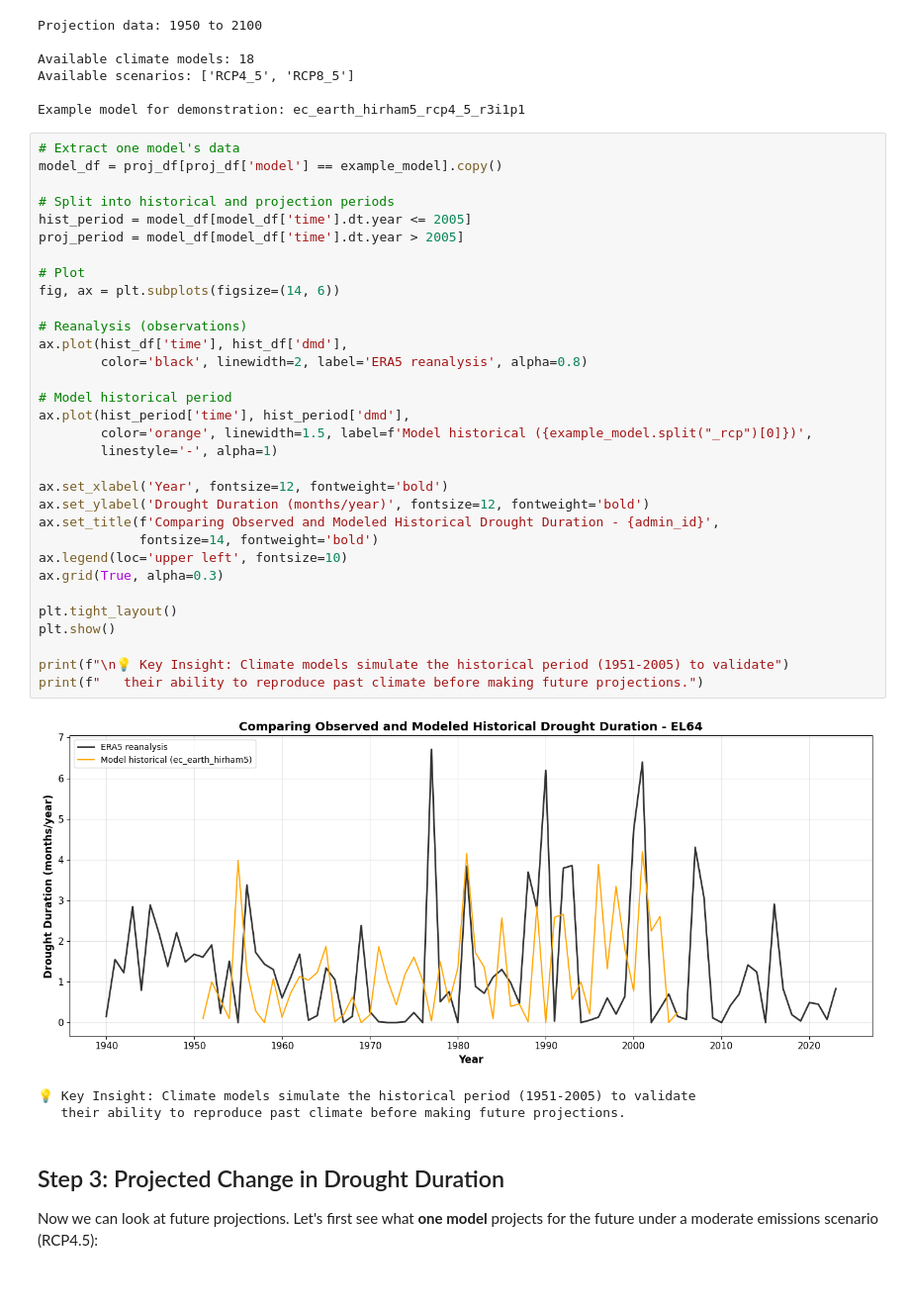
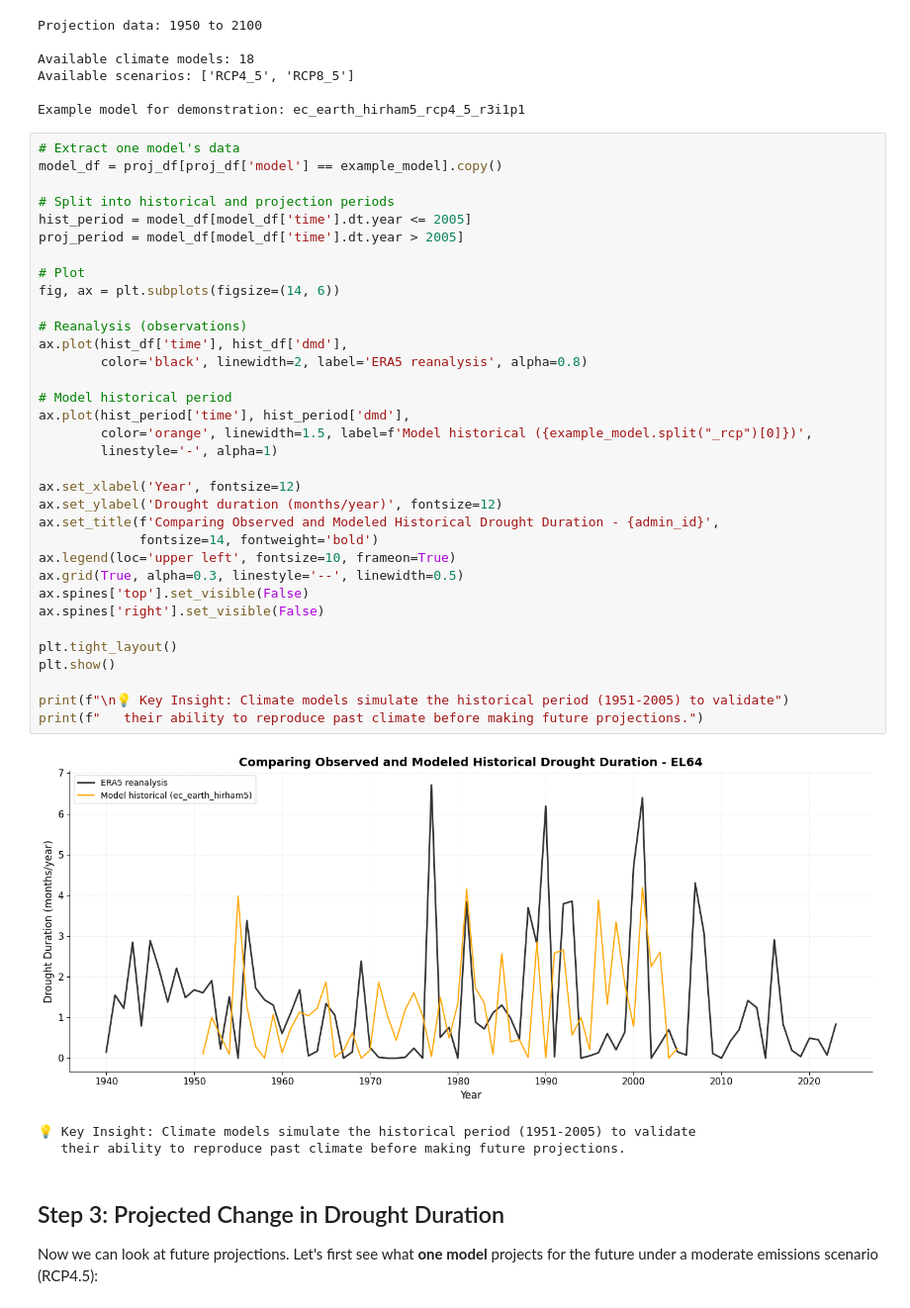
Before and after one commit to ecmwf-training/drought-exposure, a Jupyter notebook: tutorials/drought_duration.ipynb, the cells around one changed output. Shown at 99% size. Drawn from its saved outputs; the diff is of its cells as text.

```diff
--- a/tutorials/drought_duration.ipynb
+++ b/tutorials/drought_duration.ipynb
@@ -133,37 +135,39 @@ Example model for demonstration: ec_earth_hirham5_rcp4_5_r3i1p1
 # %%
 # Extract one model's data
 model_df = proj_df[proj_df['model'] == example_model].copy()
 
 # Split into historical and projection periods
 hist_period = model_df[model_df['time'].dt.year <= 2005]
 proj_period = model_df[model_df['time'].dt.year > 2005]
 
 # Plot
 fig, ax = plt.subplots(figsize=(14, 6))
 
 # Reanalysis (observations)
 ax.plot(hist_df['time'], hist_df['dmd'],
         color='black', linewidth=2, label='ERA5 reanalysis', alpha=0.8)
 
 # Model historical period
 ax.plot(hist_period['time'], hist_period['dmd'],
         color='orange', linewidth=1.5, label=f'Model historical ({example_model.split("_rcp")[0]})',
         linestyle='-', alpha=1)
 
-ax.set_xlabel('Year', fontsize=12, fontweight='bold')
-ax.set_ylabel('Drought Duration (months/year)', fontsize=12, fontweight='bold')
+ax.set_xlabel('Year', fontsize=12)
+ax.set_ylabel('Drought duration (months/year)', fontsize=12)
 ax.set_title(f'Comparing Observed and Modeled Historical Drought Duration - {admin_id}',
              fontsize=14, fontweight='bold')
-ax.legend(loc='upper left', fontsize=10)
-ax.grid(True, alpha=0.3)
+ax.legend(loc='upper left', fontsize=10, frameon=True)
+ax.grid(True, alpha=0.3, linestyle='--', linewidth=0.5)
+ax.spines['top'].set_visible(False)
+ax.spines['right'].set_visible(False)
 
 plt.tight_layout()
 plt.show()
 
 print(f"\n💡 Key Insight: Climate models simulate the historical period (1951-2005) to validate")
 print(f"   their ability to reproduce past climate before making future projections.")
 # %% [output]
-[figure, old version]
+[figure, new version]
 💡 Key Insight: Climate models simulate the historical period (1951-2005) to validate
    their ability to reproduce past climate before making future projections.
 # %% [markdown]
```
Also changed, not shown: parts of 7 cells of this notebook.
